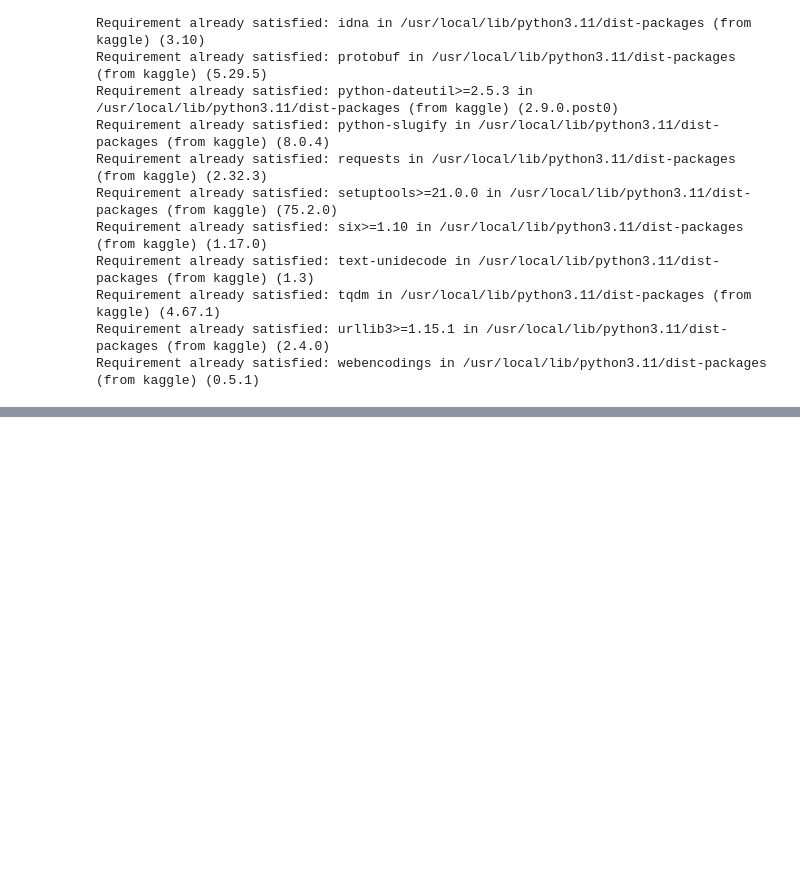
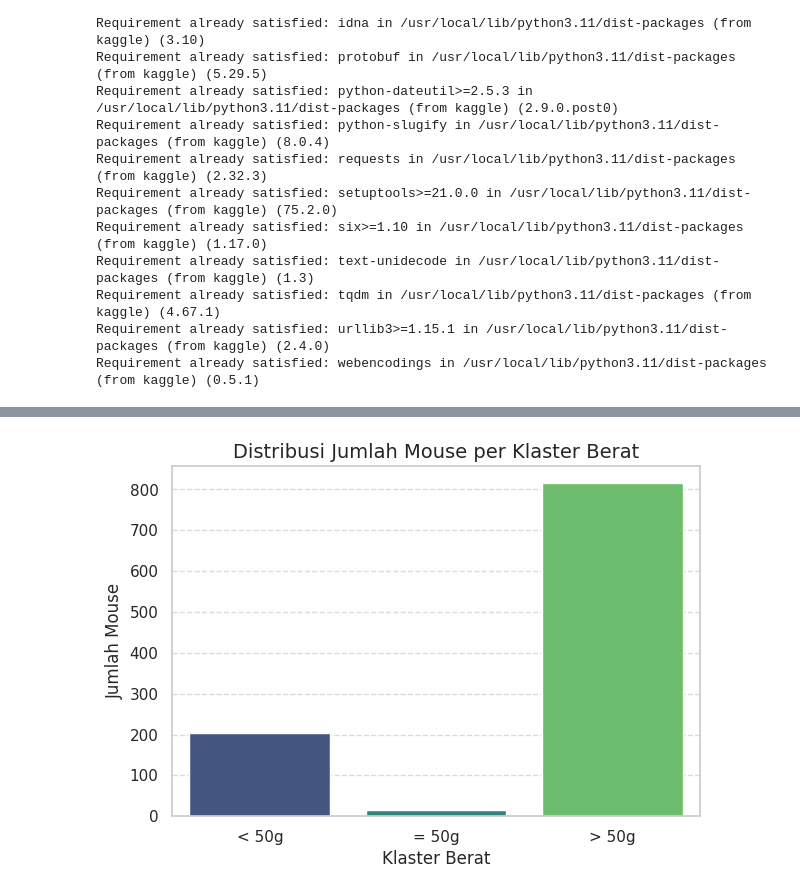
Before and after one commit to Ariefnaufal67/Pembelajaran_mesin, a Jupyter notebook: mouse.ipynb, the cells around one changed output, grey strips where cells are left out. Saved outputs shown, nothing was run; the diff lists cells and outputs as text; code cells hidden in the pictures; blank space fills up the shorter version.

```diff
--- a/mouse.ipynb
+++ b/mouse.ipynb
@@ -336,0 +361,13 @@ Requirement already satisfied: webencodings in /usr/local/lib/python3.11/dist-pa
+# %%
+# Mengubah kolom 'Weight (g)' menjadi numerik, menangani nilai non-numerik dengan NaN
+df['Weight (g)'] = pd.to_numeric(df['Weight (g)'], errors='coerce')
+# %%
+# Menghapus baris dengan nilai NaN di kolom 'Weight (g)' jika ada, untuk memastikan pengelompokan yang akurat
+df_cleaned = df.dropna(subset=['Weight (g)']).copy()
+# %%
+# Mengelompokkan data berdasarkan berat
+df_cleaned['Weight_Cluster'] = pd.cut(df_cleaned['Weight (g)'],
+                                      bins=[0, 49.99, 50.01, np.inf],
+                                      labels=['< 50g', '= 50g', '> 50g'],
+                                      right=True,
+                                      include_lowest=True)
@@ -336,0 +447,18 @@ Requirement already satisfied: webencodings in /usr/local/lib/python3.11/dist-pa
+# %%
+cluster_order = ['< 50g', '= 50g', '> 50g']
+df_cleaned['Weight_Cluster'] = pd.Categorical(df_cleaned['Weight_Cluster'], categories=cluster_order, ordered=True)
+# %%
+#--Visualisasi Data ---
+# Mengatur gaya plot
+sns.set_style("whitegrid")
+plt.figure(figsize=(15, 10))
+###############################################################################
+# 3. Visualisasi Distribusi (Count Plot)
+plt.subplot(2, 2, 1) # 2 baris, 2 kolom, plot ke-1
+sns.countplot(x='Weight_Cluster', data=df_cleaned, palette='viridis')
+plt.title('Distribusi Jumlah Mouse per Klaster Berat', fontsize=14)
+plt.xlabel('Klaster Berat', fontsize=12)
+plt.ylabel('Jumlah Mouse', fontsize=12)
+plt.grid(axis='y', linestyle='--', alpha=0.7)
+# %% [output]
+[figure, added]
```
Also changed, not shown: parts of 18 cells of this notebook.
